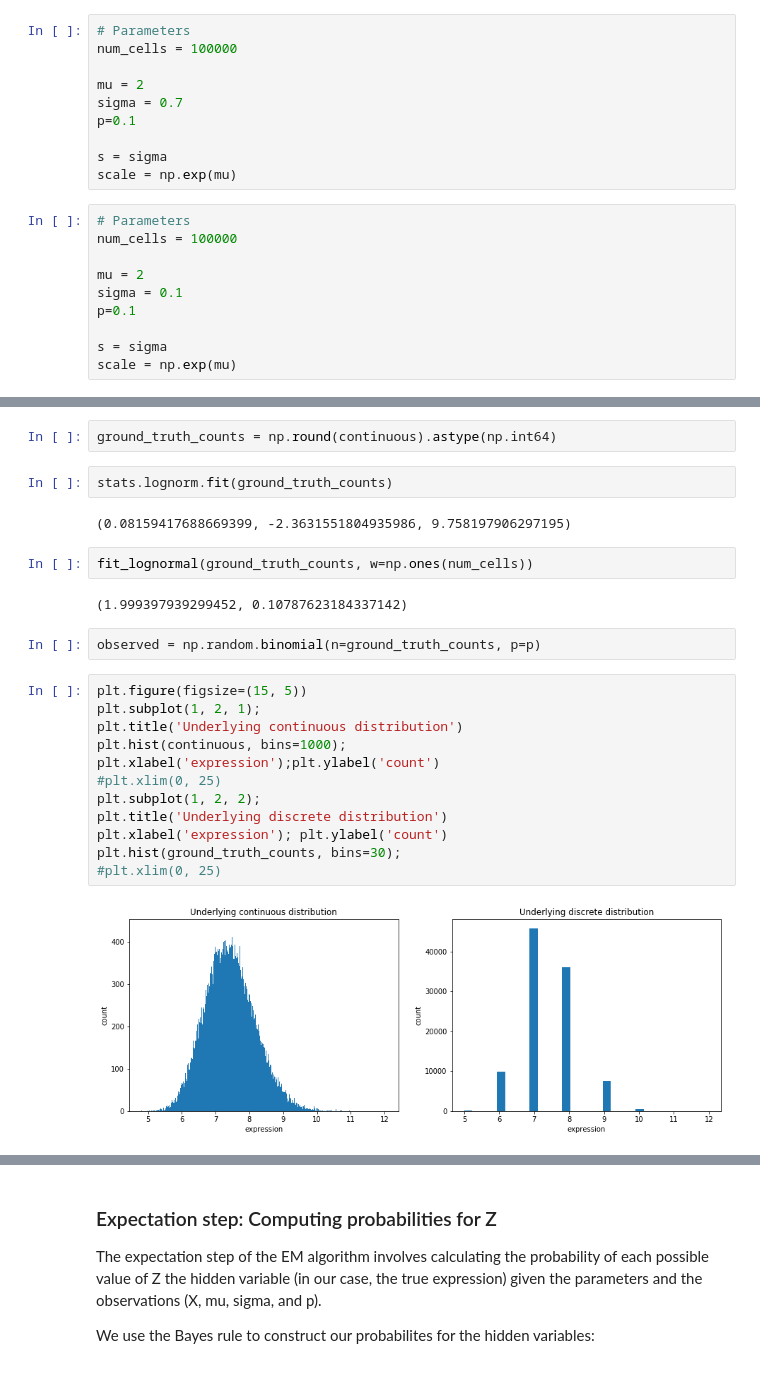
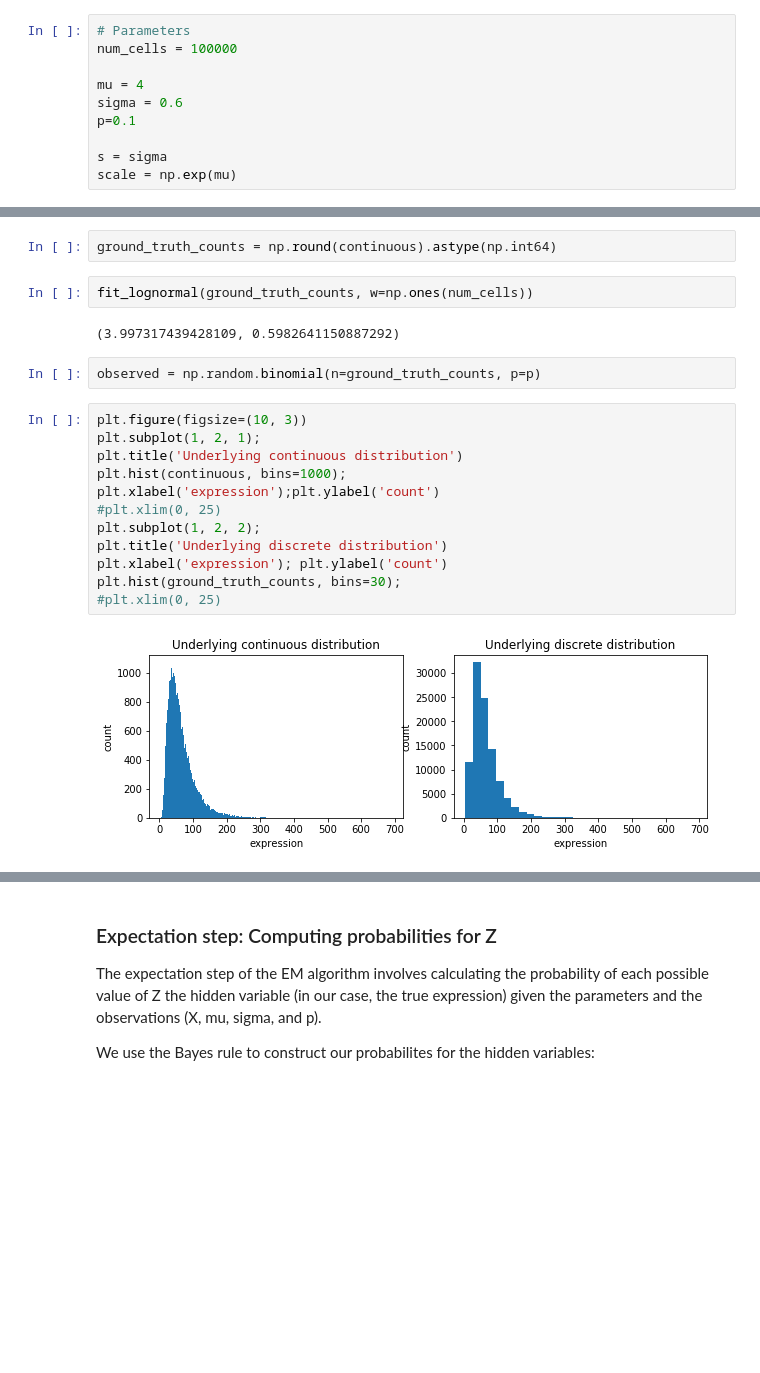
Before and after one commit to yelabucsf/scrna-parameter-estimation, a Jupyter notebook: notebooks/1d_em_simulation_lognormal_v2.ipynb, the cells around one changed output, grey strips where cells are left out. Saved outputs shown, nothing was run; the diff lists cells and outputs as text; blank space fills up the shorter version.

```diff
--- a/notebooks/1d_em_simulation_lognormal_v2.ipynb
+++ b/notebooks/1d_em_simulation_lognormal_v2.ipynb
@@ -79,22 +81,12 @@ p=0.1
 # Parameters
 num_cells = 100000
 
-mu = 2
-sigma = 0.7
+mu = 4
+sigma = 0.6
 p=0.1
 
 s = sigma
 scale = np.exp(mu)
-# %%
-# Parameters
-num_cells = 100000
-
-mu = 2
-sigma = 0.1
-p=0.1
-
-s = sigma
-scale = np.exp(mu)
 # %%
 print(s, scale)
 # %% [output]
@@ -104,28 +96,24 @@ continuous = stats.lognorm.rvs(s=s, scale=scale, size=num_cells)
 normal_continuous = stats.norm.rvs(loc=np.log(scale), scale=s, size=num_cells)
 # %%
 ground_truth_counts = np.round(continuous).astype(np.int64)
-# %%
-stats.lognorm.fit(ground_truth_counts)
-# %% [output]
-(0.08159417688669399, -2.3631551804935986, 9.758197906297195)
 # %%
 fit_lognormal(ground_truth_counts, w=np.ones(num_cells))
 # %% [output]
-(1.999397939299452, 0.10787623184337142)
+(3.997317439428109, 0.5982641150887292)
 # %%
 observed = np.random.binomial(n=ground_truth_counts, p=p)
 # %%
-plt.figure(figsize=(15, 5))
+plt.figure(figsize=(10, 3))
 plt.subplot(1, 2, 1);
 plt.title('Underlying continuous distribution')
 plt.hist(continuous, bins=1000);
 plt.xlabel('expression');plt.ylabel('count')
 #plt.xlim(0, 25)
 plt.subplot(1, 2, 2);
 plt.title('Underlying discrete distribution')
 plt.xlabel('expression'); plt.ylabel('count')
 plt.hist(ground_truth_counts, bins=30);
 #plt.xlim(0, 25)
 # %% [output]
-[figure, old version]
+[figure, new version]
 # %%
```
Also changed, not shown: parts of 39 cells of this notebook, 2 other files.
